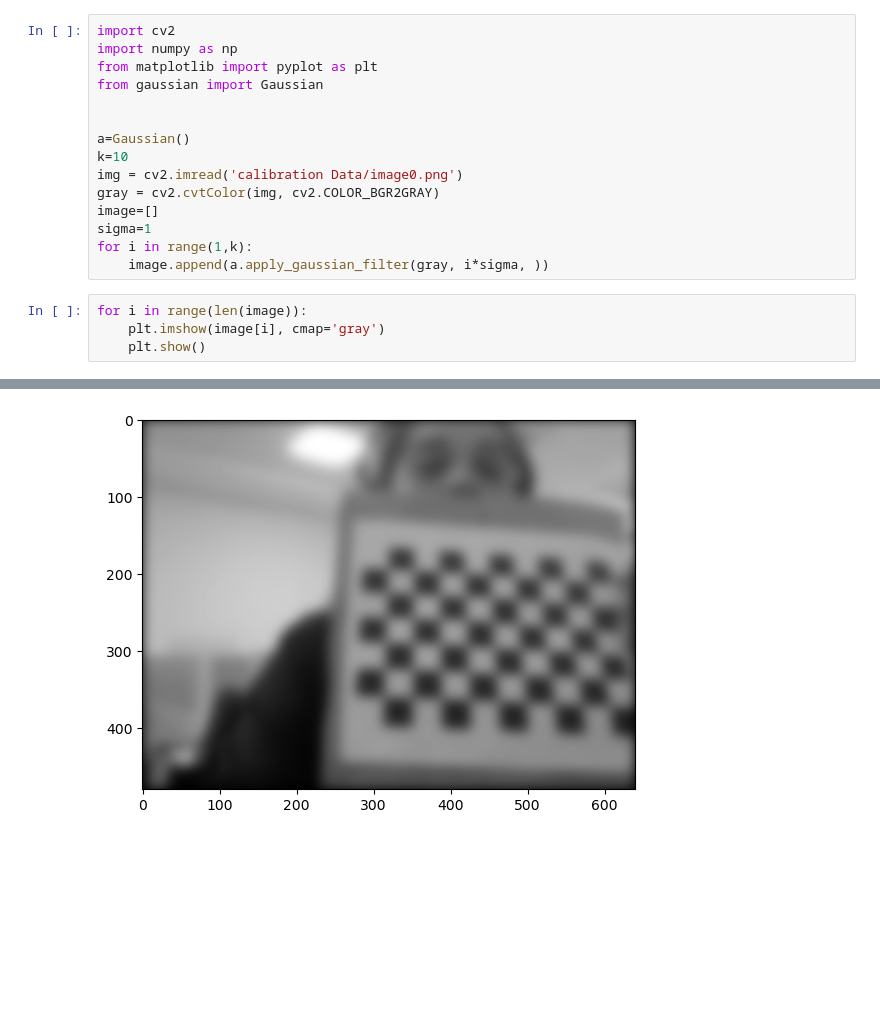
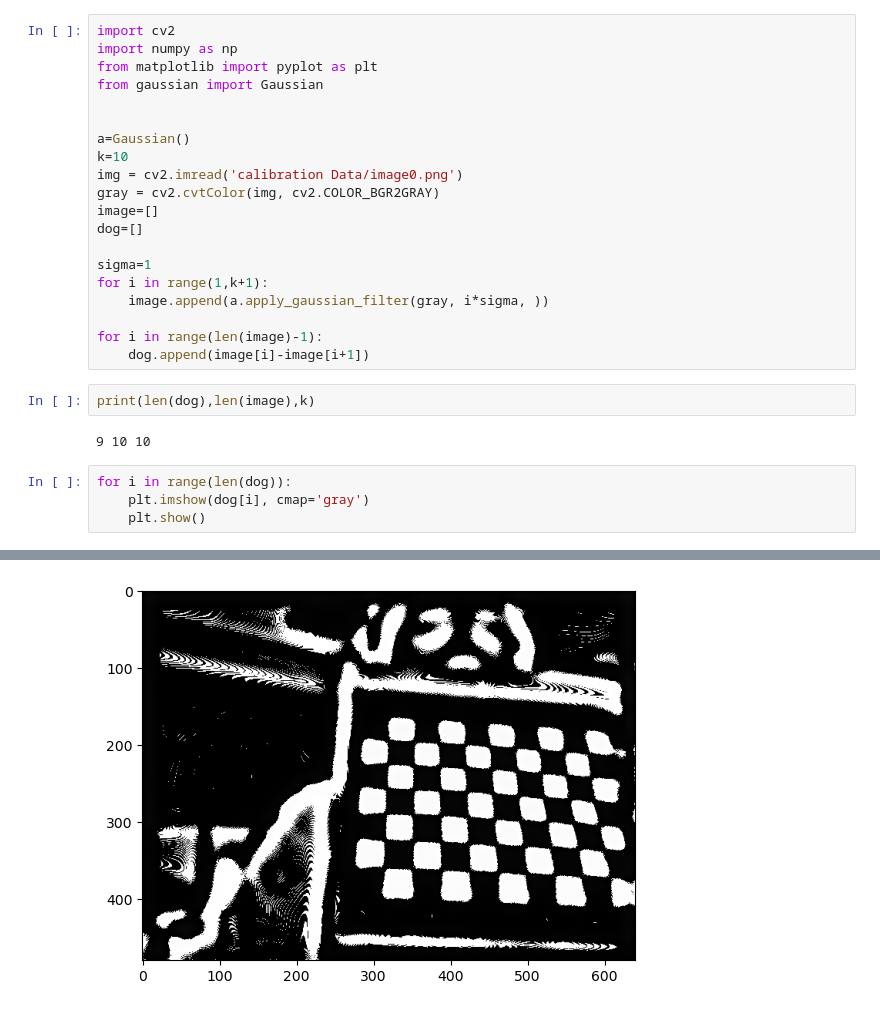
Before and after one commit to aslahmp/cv, a Jupyter notebook: sift.ipynb, the cells around one changed output, grey strips where cells are left out. Saved outputs shown, nothing was run; the diff lists cells and outputs as text; blank space fills up the shorter version.

```diff
--- a/sift.ipynb
+++ b/sift.ipynb
@@ -10,11 +10,20 @@ k=10
 img = cv2.imread('calibration Data/image0.png')
 gray = cv2.cvtColor(img, cv2.COLOR_BGR2GRAY)
 image=[]
+dog=[]
+
 sigma=1
-for i in range(1,k):
+for i in range(1,k+1):
     image.append(a.apply_gaussian_filter(gray, i*sigma, ))
+
+for i in range(len(image)-1):
+    dog.append(image[i]-image[i+1])
+# %%
+print(len(dog),len(image),k)
+# %% [output]
+9 10 10
 # %%
-for i in range(len(image)):
-    plt.imshow(image[i], cmap='gray')
+for i in range(len(dog)):
+    plt.imshow(dog[i], cmap='gray')
     plt.show()
 # %% [output]
@@ -28 +37 @@ for i in range(len(image)):
-[figure, old version]
+[figure, new version]
```
Also changed, not shown: parts of 1 cell of this notebook.
